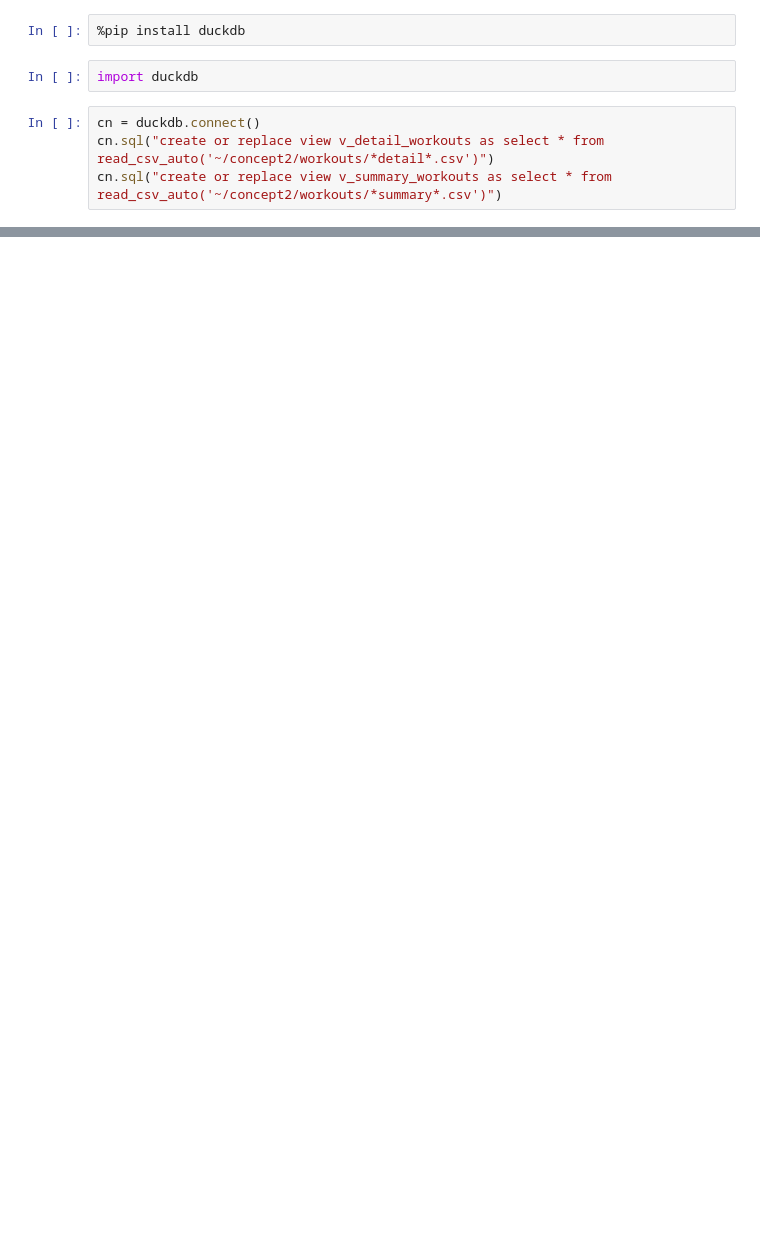
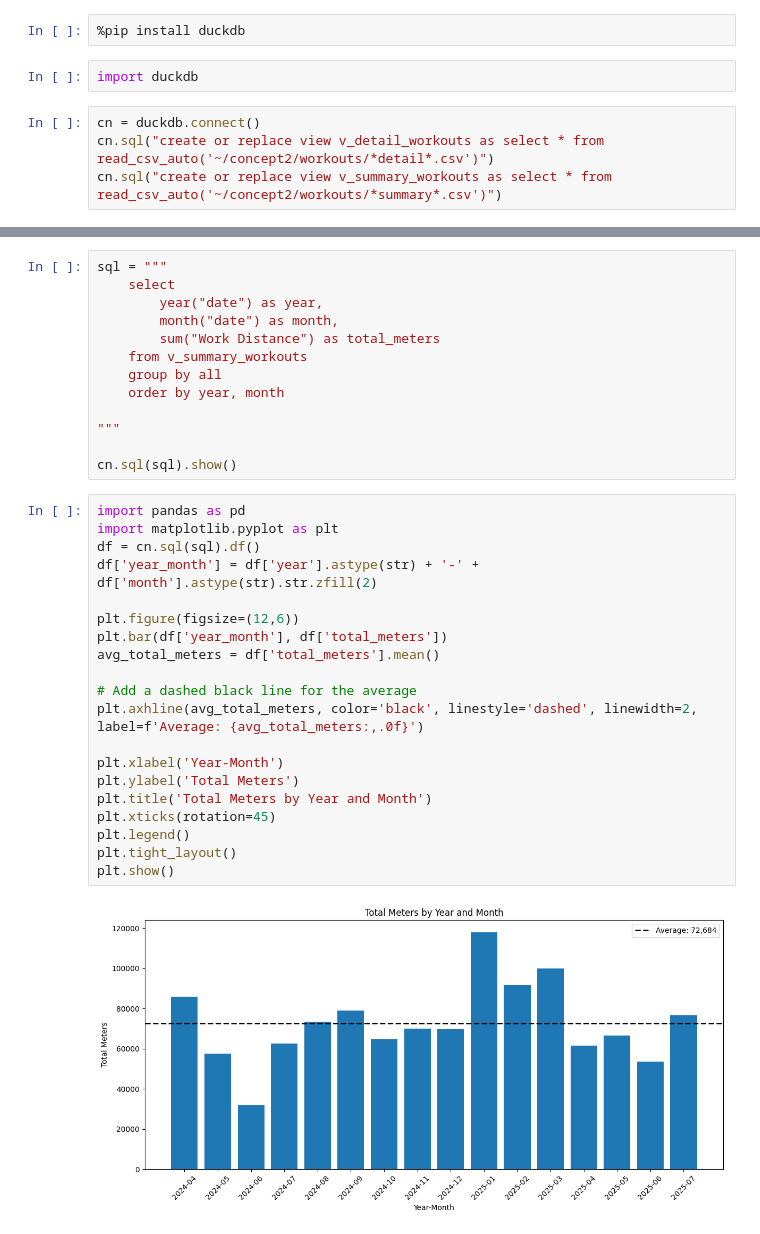
Before and after one commit to mattmartin14/dream_machine, a Jupyter notebook: concept2/scratchpad.ipynb, the cells around one changed output, grey strips where cells are left out. Cells and saved outputs as stored; diff of their text form; blank space fills up the shorter version.

```diff
--- a/concept2/scratchpad.ipynb
+++ b/concept2/scratchpad.ipynb
@@ -78,0 +133,35 @@ cn.sql("from v_summary_workouts limit 5").show()
+# %%
+sql = """
+    select
+        year("date") as year,
+        month("date") as month,
+        sum("Work Distance") as total_meters
+    from v_summary_workouts
+    group by all
+    order by year, month
+
+"""
+
+cn.sql(sql).show()
+# %%
+import pandas as pd
+import matplotlib.pyplot as plt
+df = cn.sql(sql).df()
+df['year_month'] = df['year'].astype(str) + '-' + df['month'].astype(str).str.zfill(2)
+
+plt.figure(figsize=(12,6))
+plt.bar(df['year_month'], df['total_meters'])
+avg_total_meters = df['total_meters'].mean()
+
+# Add a dashed black line for the average
+plt.axhline(avg_total_meters, color='black', linestyle='dashed', linewidth=2, label=f'Average: {avg_total_meters:,.0f}')
+
+plt.xlabel('Year-Month')
+plt.ylabel('Total Meters')
+plt.title('Total Meters by Year and Month')
+plt.xticks(rotation=45)
+plt.legend()
+plt.tight_layout()
+plt.show()
+# %% [output]
+[figure, added]
```
Also changed, not shown: parts of 3 cells of this notebook.
